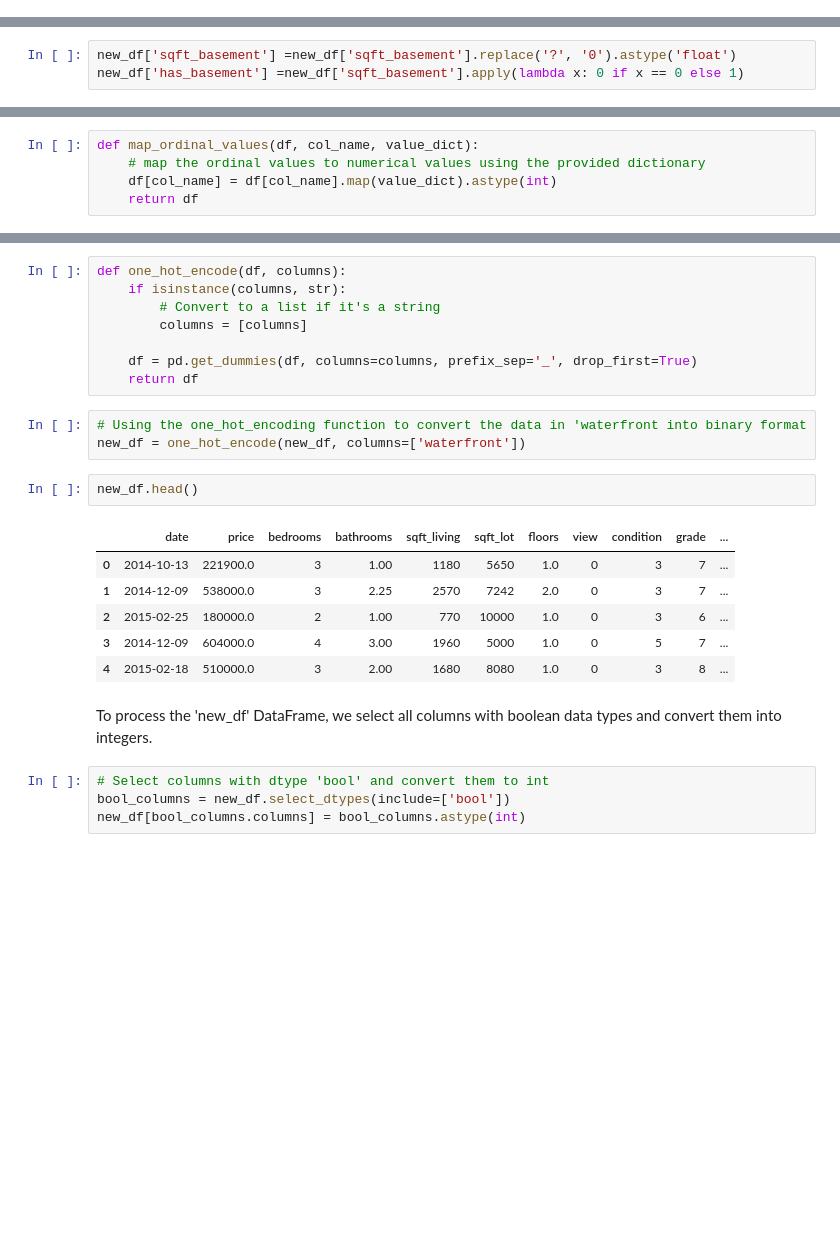
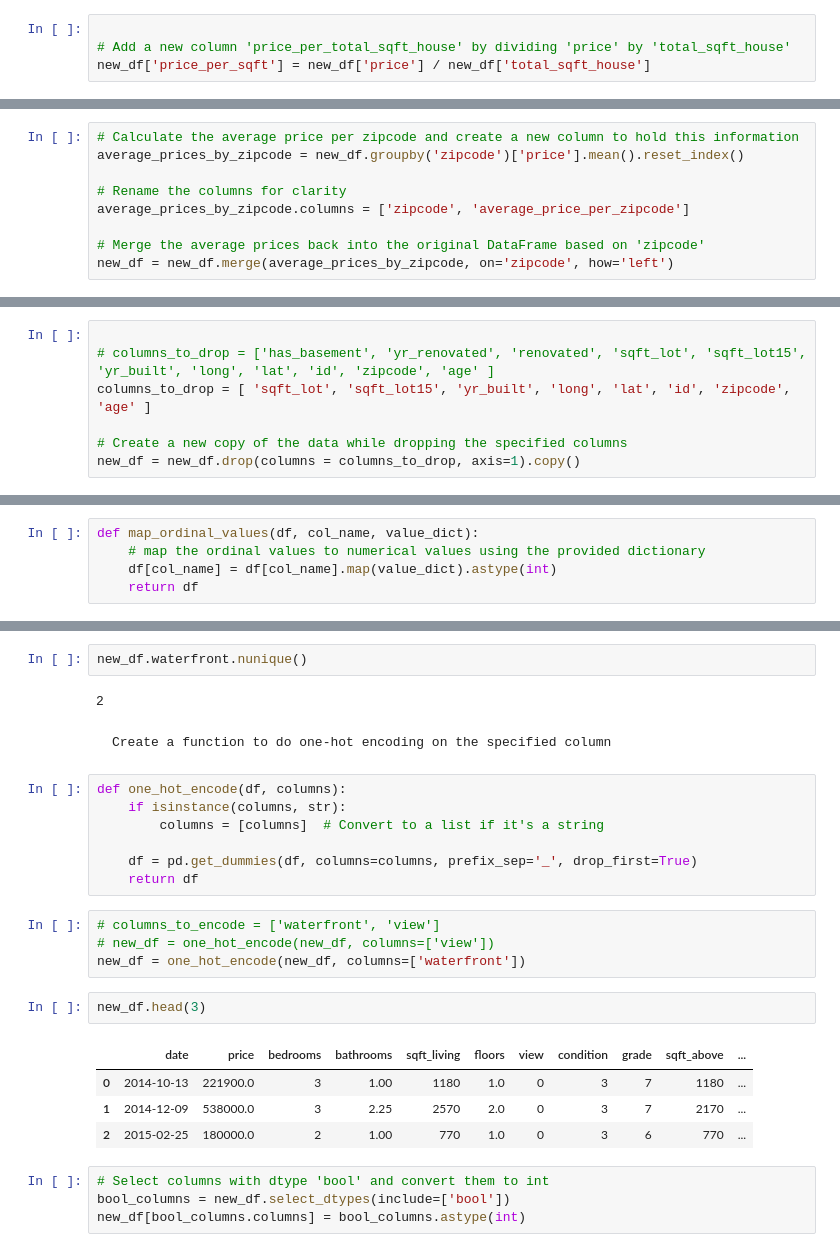
Before and after one commit to amature98/DSF-FT06-GROUP-2-PHASE---PROJECT, a Jupyter notebook: student.ipynb, the cells around one changed output, grey strips where cells are left out. Saved outputs shown, nothing was run; the diff lists cells and outputs as text; blank space fills up the shorter version.

```diff
--- a/student.ipynb
+++ b/student.ipynb
@@ -379,0 +703,4 @@ By performing these data cleaning and feature engineering steps, we aim to impro
+# %%
+
+# Add a new column 'price_per_total_sqft_house' by dividing 'price' by 'total_sqft_house'
+new_df['price_per_sqft'] = new_df['price'] / new_df['total_sqft_house']
@@ -379,0 +709,9 @@ By performing these data cleaning and feature engineering steps, we aim to impro
+# %%
+# Calculate the average price per zipcode and create a new column to hold this information
+average_prices_by_zipcode = new_df.groupby('zipcode')['price'].mean().reset_index()
+
+# Rename the columns for clarity
+average_prices_by_zipcode.columns = ['zipcode', 'average_price_per_zipcode']
+
+# Merge the average prices back into the original DataFrame based on 'zipcode'
+new_df = new_df.merge(average_prices_by_zipcode, on='zipcode', how='left')
@@ -388,3 +724,0 @@ The 'has_basement' column in the dataset needs to be transformed into a binary v
-# %%
-new_df['sqft_basement'] =new_df['sqft_basement'].replace('?', '0').astype('float')
-new_df['has_basement'] =new_df['sqft_basement'].apply(lambda x: 0 if x == 0 else 1)
@@ -426,0 +788,7 @@ Ordinal encoding is a data transformation technique used to convert categorical
+# %%
+
+# columns_to_drop = ['has_basement', 'yr_renovated', 'renovated', 'sqft_lot', 'sqft_lot15', 'yr_built', 'long', 'lat', 'id', 'zipcode', 'age' ]
+columns_to_drop = [ 'sqft_lot', 'sqft_lot15', 'yr_built', 'long', 'lat', 'id', 'zipcode', 'age' ]
+
+# Create a new copy of the data while dropping the specified columns
+new_df = new_df.drop(columns = columns_to_drop, axis=1).copy()
@@ -484,25 +863,28 @@ new_df.waterfront.nunique()
+# %%
+new_df.waterfront.nunique()
+# %% [output]
+2
+# %% [markdown]
+
+    Create a function to do one-hot encoding on the specified column
 # %%
 def one_hot_encode(df, columns):
     if isinstance(columns, str):
-        # Convert to a list if it's a string
-        columns = [columns]
+        columns = [columns]  # Convert to a list if it's a string
 
     df = pd.get_dummies(df, columns=columns, prefix_sep='_', drop_first=True)
     return df
-# %%
-# Using the one_hot_encoding function to convert the data in 'waterfront into binary format
-new_df = one_hot_encode(new_df, columns=['waterfront'])
+# %%
+# columns_to_encode = ['waterfront', 'view']
+# new_df = one_hot_encode(new_df, columns=['view'])
+new_df = one_hot_encode(new_df, columns=['waterfront'])
 # %%
-new_df.head()
+new_df.head(3)
 # %% [output]
-|  | date | price | bedrooms | bathrooms | sqft_living | sqft_lot | floors | view | condition | grade | ... |
-| 0 | 2014-10-13 | 221900.0 | 3 | 1.00 | 1180 | 5650 | 1.0 | 0 | 3 | 7 | ... |
-| 1 | 2014-12-09 | 538000.0 | 3 | 2.25 | 2570 | 7242 | 2.0 | 0 | 3 | 7 | ... |
-| 2 | 2015-02-25 | 180000.0 | 2 | 1.00 | 770 | 10000 | 1.0 | 0 | 3 | 6 | ... |
-| 3 | 2014-12-09 | 604000.0 | 4 | 3.00 | 1960 | 5000 | 1.0 | 0 | 5 | 7 | ... |
-| 4 | 2015-02-18 | 510000.0 | 3 | 2.00 | 1680 | 8080 | 1.0 | 0 | 3 | 8 | ... |
+|  | date | price | bedrooms | bathrooms | sqft_living | floors | view | condition | grade | sqft_above | ... |
+| 0 | 2014-10-13 | 221900.0 | 3 | 1.00 | 1180 | 1.0 | 0 | 3 | 7 | 1180 | ... |
+| 1 | 2014-12-09 | 538000.0 | 3 | 2.25 | 2570 | 2.0 | 0 | 3 | 7 | 2170 | ... |
+| 2 | 2015-02-25 | 180000.0 | 2 | 1.00 | 770 | 1.0 | 0 | 3 | 6 | 770 | ... |
-# %% [markdown]
-To process the 'new_df' DataFrame, we select all columns with boolean data types and convert them into integers.
 # %%
 # Select columns with dtype 'bool' and convert them to int
 bool_columns = new_df.select_dtypes(include=['bool'])
```
Also changed, not shown: parts of 196 cells of this notebook, 2 other files.
